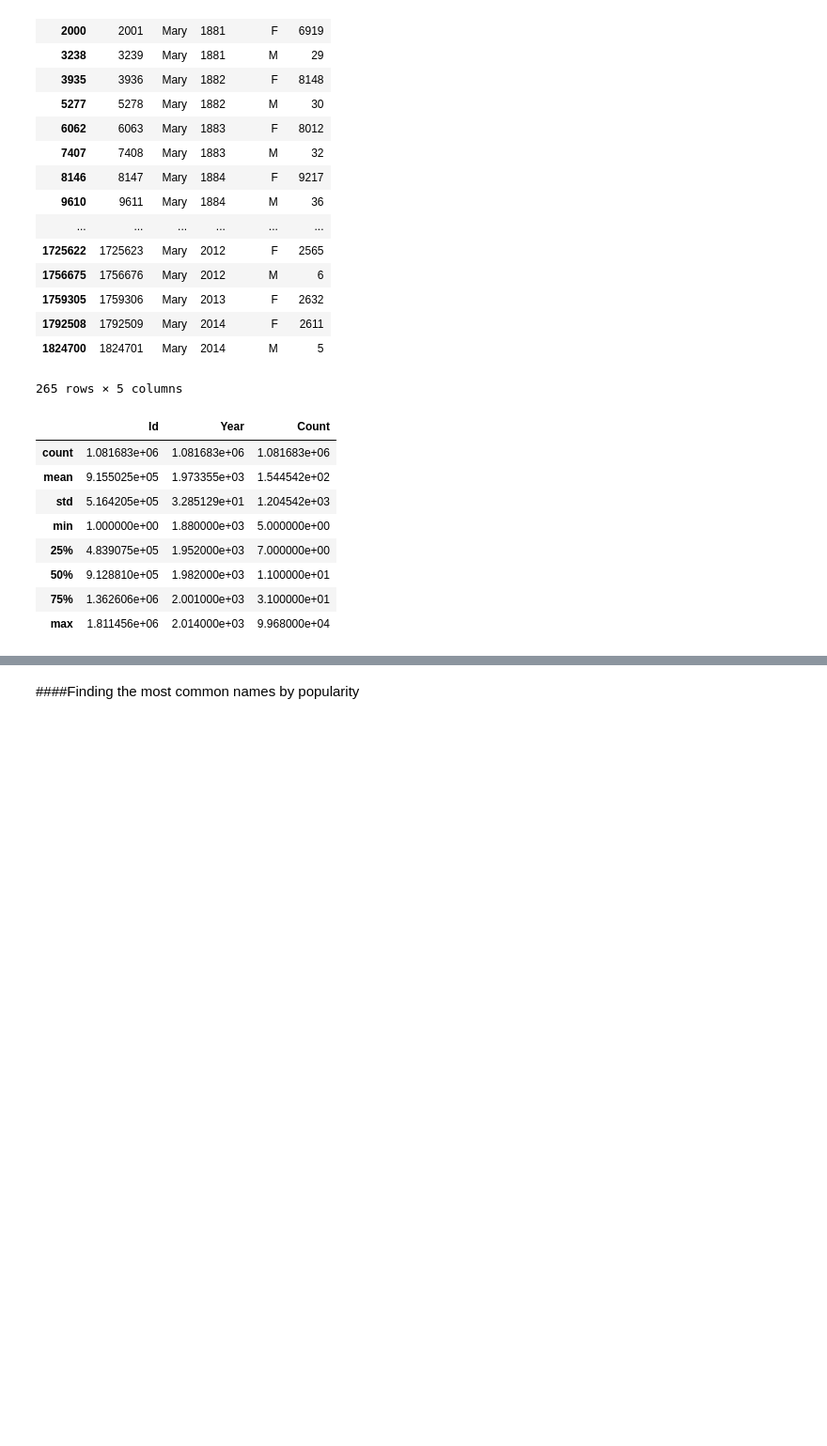
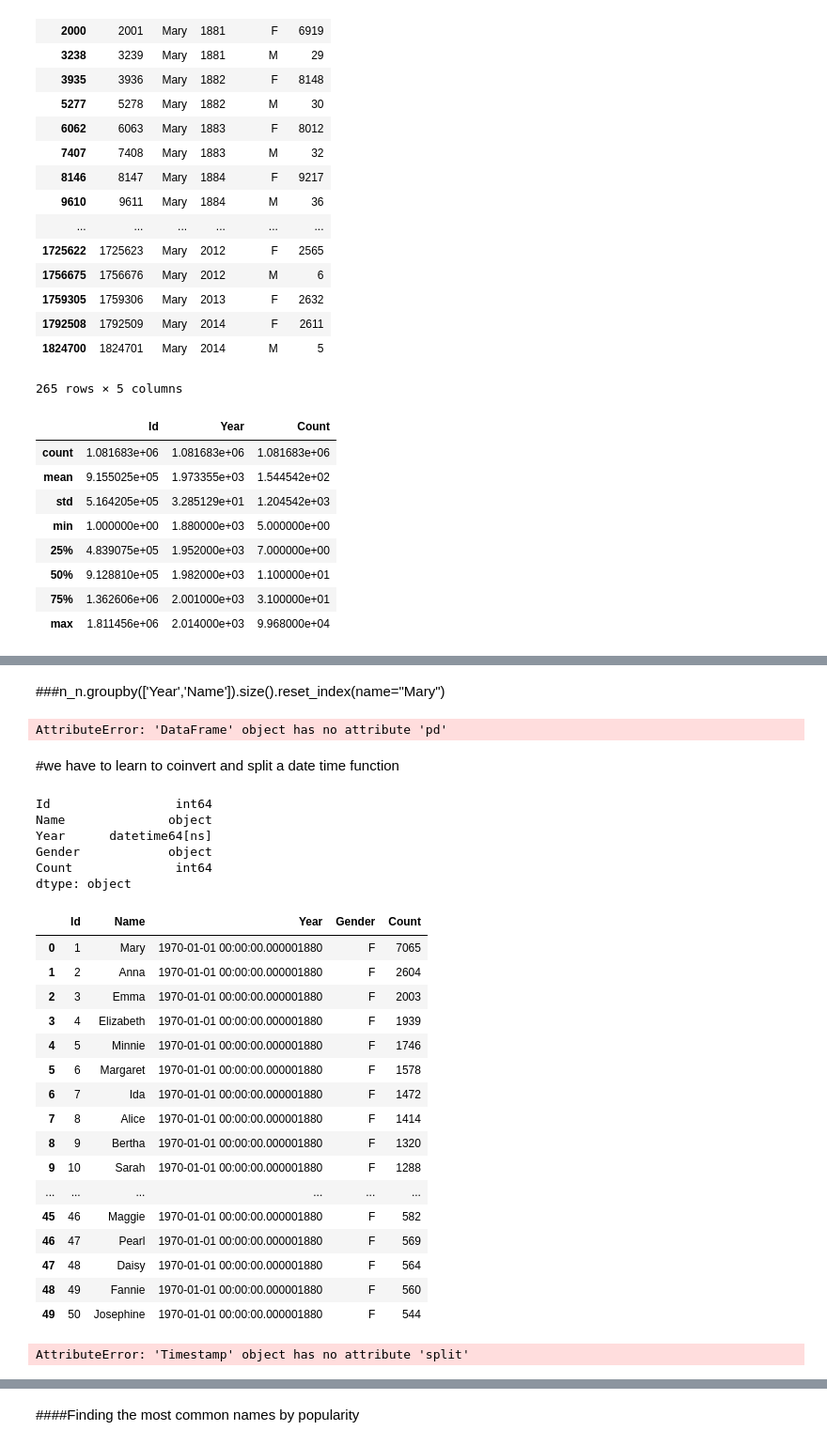
Before and after one commit to arunehealth/US_babynames, a Jupyter notebook: US_babynames.ipynb, the cells around one changed output, grey strips where cells are left out. Shown at 94% size. Cells and saved outputs as stored; diff of their text form; code cells hidden in the pictures; blank space fills up the shorter version.

```diff
--- a/US_babynames.ipynb
+++ b/US_babynames.ipynb
@@ -117,0 +245,41 @@ n_n.loc[(n_n['Name'] == "Mary") & (n_n['Gender'] == "F")]
+# %% [markdown]
+###n_n.groupby(['Year','Name']).size().reset_index(name="Mary")
+# %%
+n_n['Year'] = n_n['Year'] = n_n.pd.to_datetime
+# %% [output]
+AttributeError: 'DataFrame' object has no attribute 'pd'
+# %% [markdown]
+#we have to learn to coinvert and split a date time function
+# %%
+n_n.dtypes
+# %% [output]
+Id                 int64
+Name              object
+Year      datetime64[ns]
+Gender            object
+Count              int64
+dtype: object
+# %%
+n_n.head(50)
+# %% [output]
+|  | Id | Name | Year | Gender | Count |
+| 0 | 1 | Mary | 1970-01-01 00:00:00.000001880 | F | 7065 |
+| 1 | 2 | Anna | 1970-01-01 00:00:00.000001880 | F | 2604 |
+| 2 | 3 | Emma | 1970-01-01 00:00:00.000001880 | F | 2003 |
+| 3 | 4 | Elizabeth | 1970-01-01 00:00:00.000001880 | F | 1939 |
+| 4 | 5 | Minnie | 1970-01-01 00:00:00.000001880 | F | 1746 |
+| 5 | 6 | Margaret | 1970-01-01 00:00:00.000001880 | F | 1578 |
+| 6 | 7 | Ida | 1970-01-01 00:00:00.000001880 | F | 1472 |
+| 7 | 8 | Alice | 1970-01-01 00:00:00.000001880 | F | 1414 |
+| 8 | 9 | Bertha | 1970-01-01 00:00:00.000001880 | F | 1320 |
+| 9 | 10 | Sarah | 1970-01-01 00:00:00.000001880 | F | 1288 |
+| ... | ... | ... | ... | ... | ... |
+| 45 | 46 | Maggie | 1970-01-01 00:00:00.000001880 | F | 582 |
+| 46 | 47 | Pearl | 1970-01-01 00:00:00.000001880 | F | 569 |
+| 47 | 48 | Daisy | 1970-01-01 00:00:00.000001880 | F | 564 |
+| 48 | 49 | Fannie | 1970-01-01 00:00:00.000001880 | F | 560 |
+| 49 | 50 | Josephine | 1970-01-01 00:00:00.000001880 | F | 544 |
+# %%
+n_n["Year"] = n_n["Year"].apply(lambda x: x.split(" ")[0])
+# %% [output]
+AttributeError: 'Timestamp' object has no attribute 'split'
```
Also changed, not shown: parts of 25 cells of this notebook.
